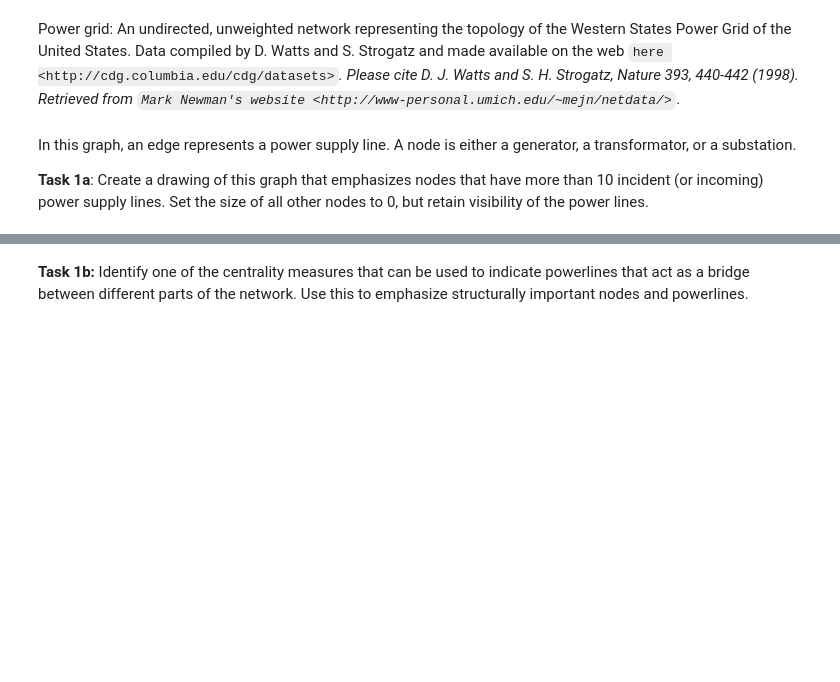
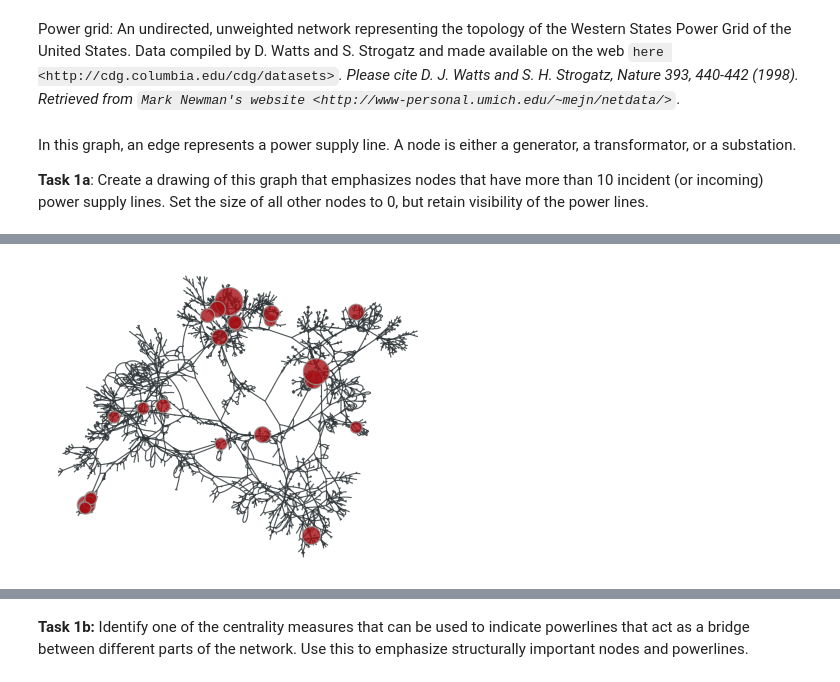
Before and after one commit to MichaelKuby/CMPT733_DataScience, a Jupyter notebook: A7/A7.ipynb, the cells around one changed output, grey strips where cells are left out. Drawn from its saved outputs; the diff is of its cells as text; code cells hidden in the pictures; blank space fills up the shorter version.

```diff
--- a/A7/A7.ipynb
+++ b/A7/A7.ipynb
@@ -53,0 +49,18 @@ Power grid: An undirected, unweighted network representing the topology of the W
+# %%
+# TODO
+
+# Create a property map for the size of the vertices
+vertex_size = g.new_vertex_property('int')
+position = g.vertex_properties['pos']
+
+# Set the vertex size property map so that nodes with many connections
+# have a larger size of vertex
+for v in g.vertices():
+    if (v.in_degree() + v.out_degree()) > 10:
+        vertex_size[v] = (v.in_degree() + v.out_degree() - 5) * 2
+    else:
+        vertex_size[v] = 0
+
+gt.graph_draw(g, pos=position, vertex_size=vertex_size, output_size=(400, 400), edge_pen_width=1.2, vertex_pen_width=1.2)
+# %% [output]
+[figure, added]
```
Also changed, not shown: parts of 22 cells of this notebook, 3 other files.
